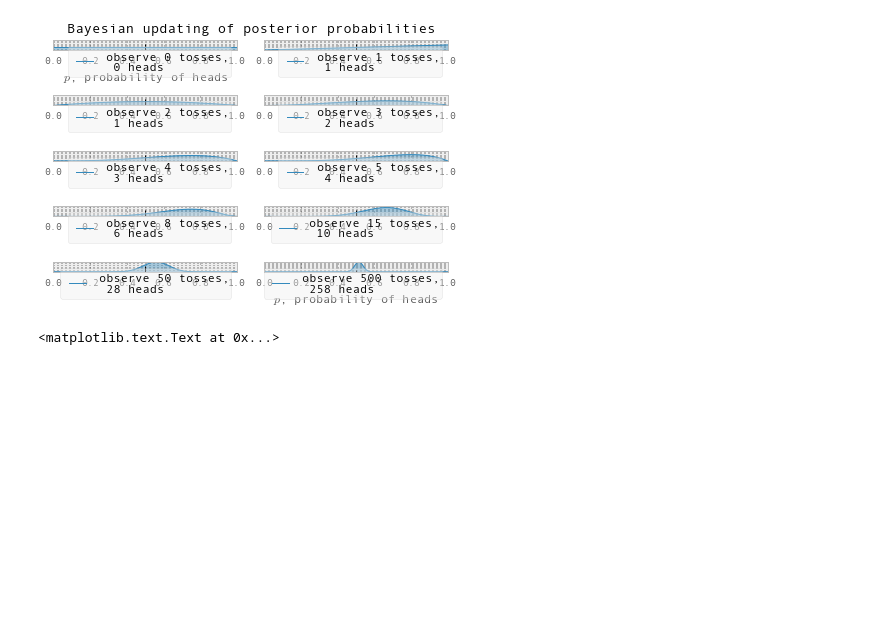
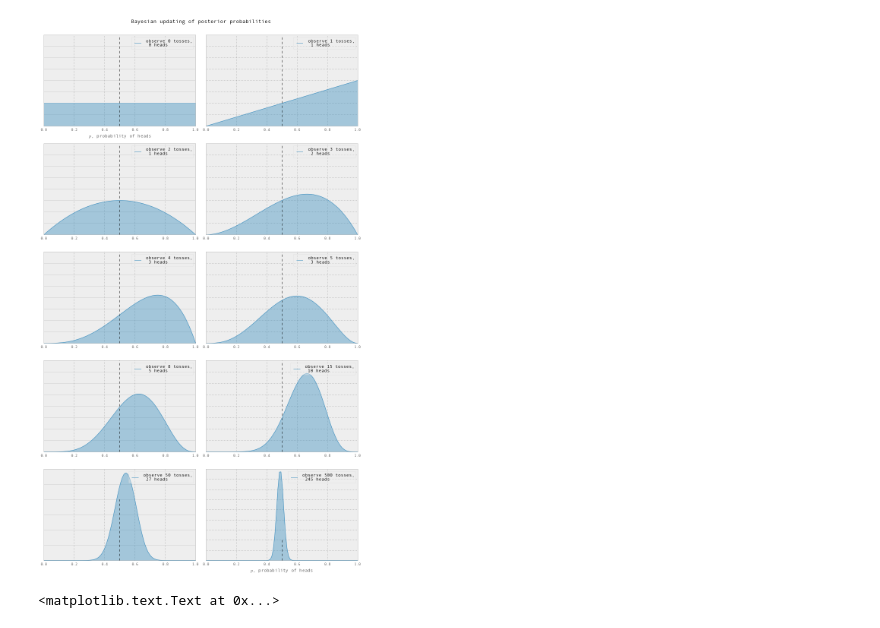
Before and after one commit to jthang/BayesianLab, a Jupyter notebook: bayesian_methods.ipynb, the cells around one changed output. Drawn from its saved outputs; the diff is of its cells as text; code cells hidden in the pictures; blank space fills up the shorter version.

```diff
--- a/bayesian_methods.ipynb
+++ b/bayesian_methods.ipynb
@@ -8,37 +8,37 @@ pd.set_option('display.width', 500)
 pd.set_option('display.max_columns', 100)
 pd.set_option('display.mpl_style', 'default')
 # %%
-figsize=(11, 9)
+plt.figure(figsize=(12,20))
 
 import scipy.stats as stats
 
 dist = stats.beta
 n_trials = [0, 1, 2, 3, 4, 5, 8, 15, 50, 500]
 data = stats.bernoulli.rvs(0.5, size=n_trials[-1])
 x = np.linspace(0, 1, 100)
 
 for k, N in enumerate(n_trials):
     sx = plt.subplot(len(n_trials) / 2, 2, k + 1)
     plt.xlabel("$p$, probability of heads") \
         if k in [0, len(n_trials) - 1] else None
     plt.setp(sx.get_yticklabels(), visible=False)
     heads = data[:N].sum()
     y = dist.pdf(x, 1 + heads, 1 + N - heads)
     plt.plot(x, y, label="observe %d tosses,\n %d heads" % (N, heads))
     plt.fill_between(x, 0, y, color="#348ABD", alpha=0.4)
     plt.vlines(0.5, 0, 4, color="k", linestyles="--", lw=1)
 
     leg = plt.legend()
     leg.get_frame().set_alpha(0.4)
 
 
 plt.suptitle("Bayesian updating of posterior probabilities",
              y=1.02,
              fontsize=14)
 
 plt.tight_layout()
 # %% [output]
-[figure, old version]
+[figure, new version]
 # %%
 figsize=(12.5, 4)
 p = np.linspace(0, 1, 50)
```
Also changed, not shown: parts of 4 cells of this notebook, 1 other file.
